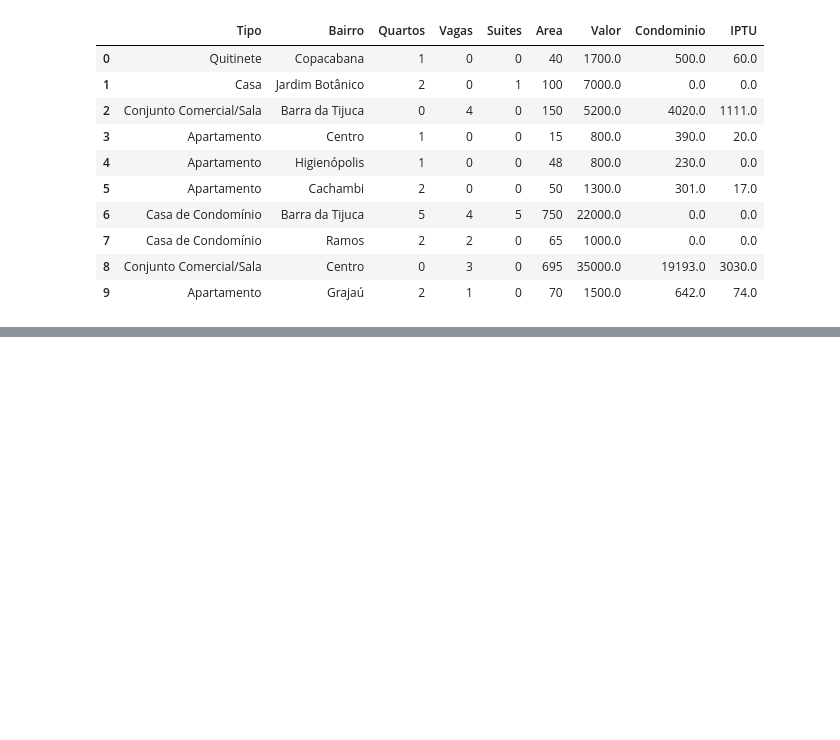
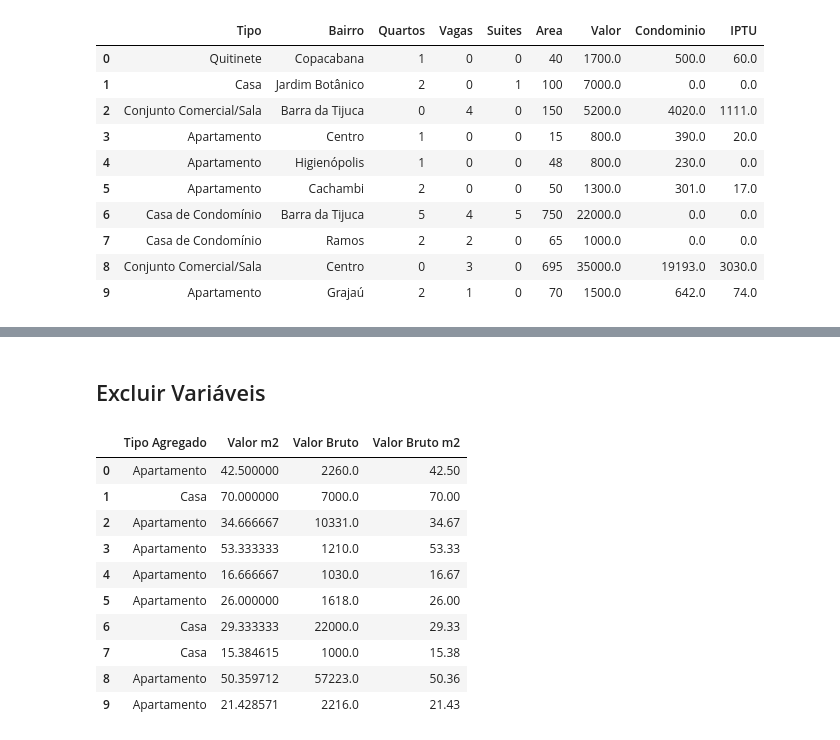
Before and after one commit to raphapfeifer/dados_pandas, a Jupyter notebook: Criando novas variáveis.ipynb, the cells around one changed output, grey strips where cells are left out. Saved outputs shown, nothing was run; the diff lists cells and outputs as text; code cells hidden in the pictures; blank space fills up the shorter version.

Commit message:
Excluir variáveis

```diff
--- a/Criando novas variáveis.ipynb
+++ b/Criando novas variáveis.ipynb
@@ -88,0 +89,18 @@ dados
+# %% [markdown]
+## Excluir Variáveis
+# %%
+dados_aux = pd.DataFrame(dados[['Tipo Agregado','Valor m2','Valor Bruto','Valor Bruto m2']])
+# %%
+dados_aux.head(10)
+# %% [output]
+|  | Tipo Agregado | Valor m2 | Valor Bruto | Valor Bruto m2 |
+| 0 | Apartamento | 42.500000 | 2260.0 | 42.50 |
+| 1 | Casa | 70.000000 | 7000.0 | 70.00 |
+| 2 | Apartamento | 34.666667 | 10331.0 | 34.67 |
+| 3 | Apartamento | 53.333333 | 1210.0 | 53.33 |
+| 4 | Apartamento | 16.666667 | 1030.0 | 16.67 |
+| 5 | Apartamento | 26.000000 | 1618.0 | 26.00 |
+| 6 | Casa | 29.333333 | 22000.0 | 29.33 |
+| 7 | Casa | 15.384615 | 1000.0 | 15.38 |
+| 8 | Apartamento | 50.359712 | 57223.0 | 50.36 |
+| 9 | Apartamento | 21.428571 | 2216.0 | 21.43 |
```
Also changed, not shown: parts of 8 cells of this notebook, 1 other file.
